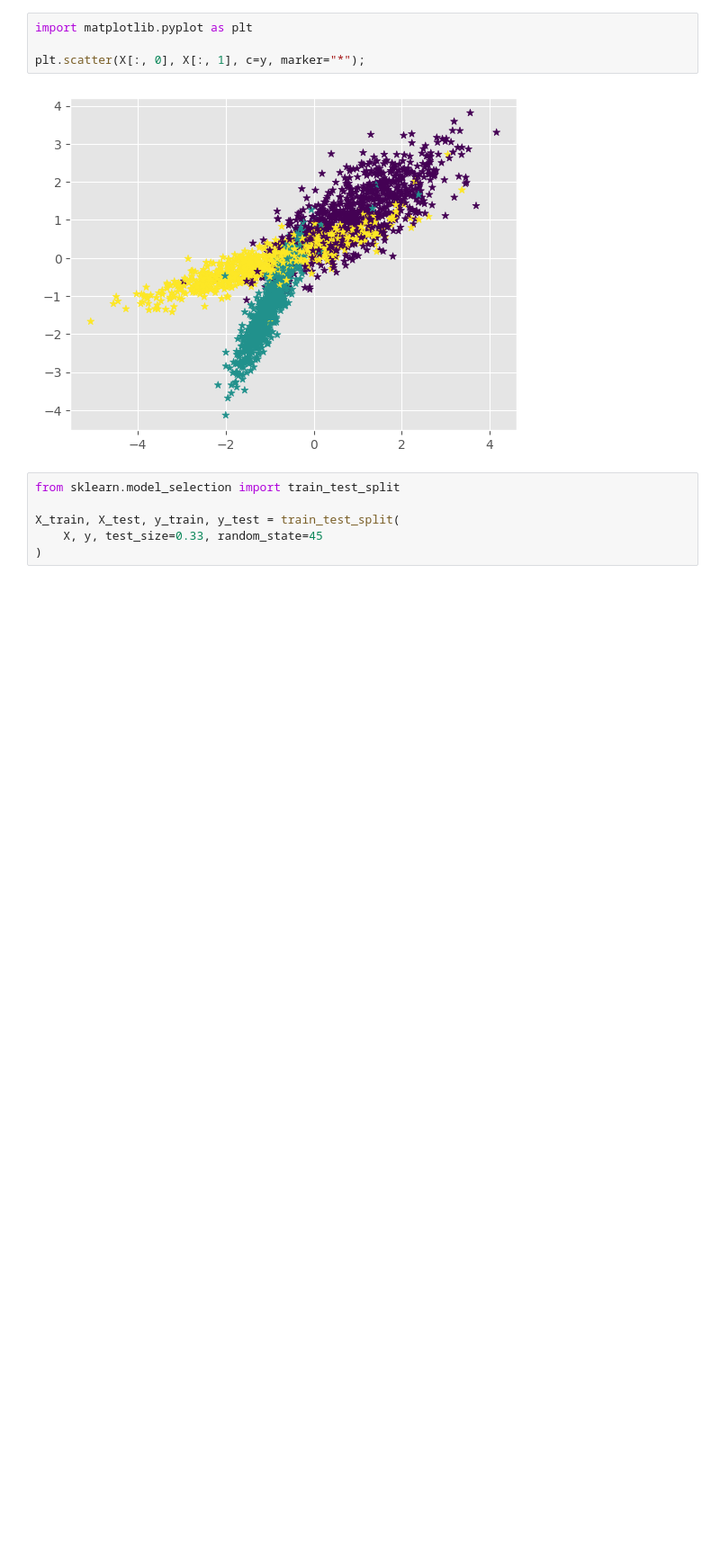
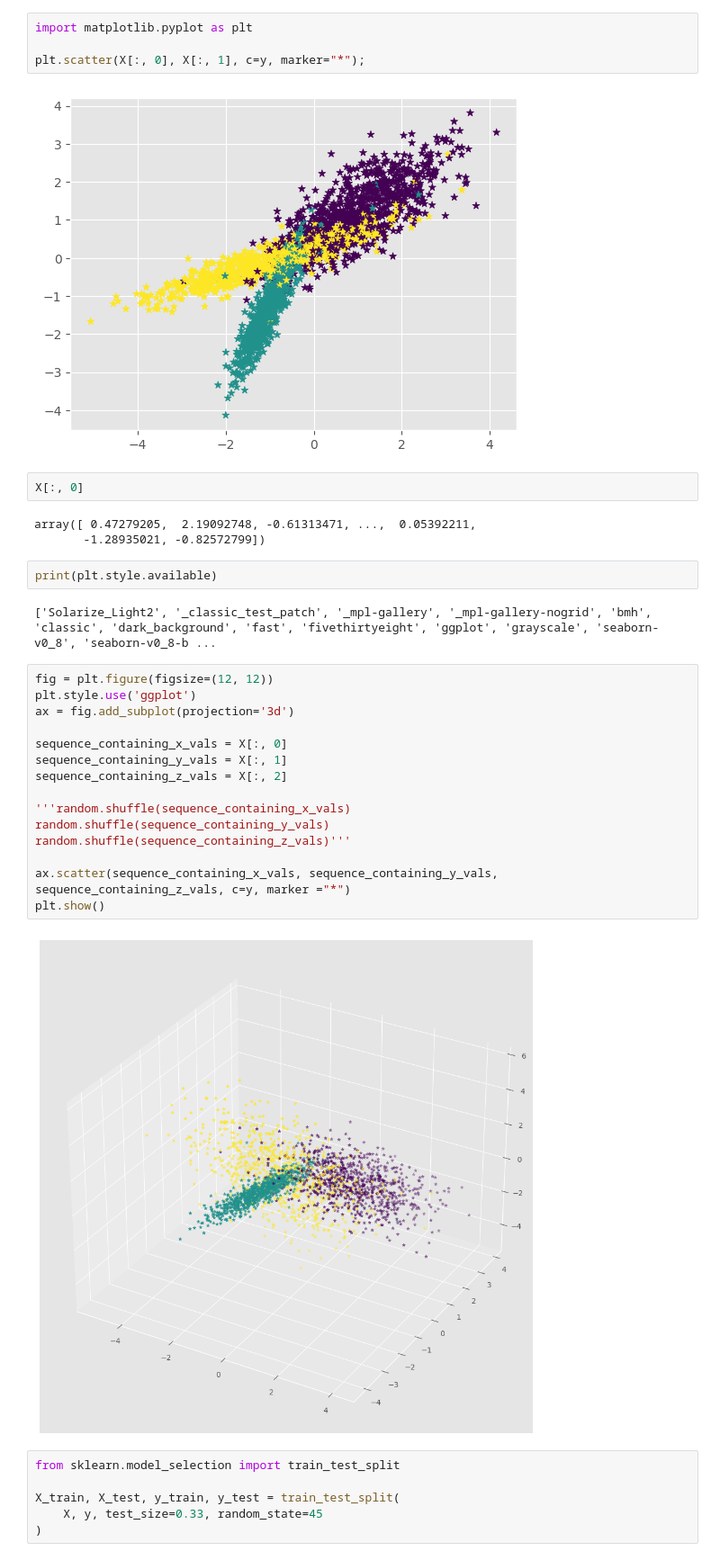
Before and after one commit to Ken-Alviola/CSC510, a Jupyter notebook: Mod6/Mod6_test.ipynb, the cells around one changed output. Shown: that part at 90% size. Saved outputs shown, nothing was run; the diff lists cells and outputs as text; blank space fills up the shorter version.

```diff
--- a/Mod6/Mod6_test.ipynb
+++ b/Mod6/Mod6_test.ipynb
@@ -235,6 +235,32 @@ import matplotlib.pyplot as plt
 plt.scatter(X[:, 0], X[:, 1], c=y, marker="*");
 # %% [output]
 [figure]
+# %%
+X[:, 0]
+# %% [output]
+array([ 0.47279205,  2.19092748, -0.61313471, ...,  0.05392211,
+       -1.28935021, -0.82572799])
+# %%
+print(plt.style.available)
+# %% [output]
+['Solarize_Light2', '_classic_test_patch', '_mpl-gallery', '_mpl-gallery-nogrid', 'bmh', 'classic', 'dark_background', 'fast', 'fivethirtyeight', 'ggplot', 'grayscale', 'seaborn-v0_8', 'seaborn-v0_8-b ...
+# %%
+fig = plt.figure(figsize=(12, 12))
+plt.style.use('ggplot')
+ax = fig.add_subplot(projection='3d')
+
+sequence_containing_x_vals = X[:, 0]
+sequence_containing_y_vals = X[:, 1]
+sequence_containing_z_vals = X[:, 2]
+
+'''random.shuffle(sequence_containing_x_vals)
+random.shuffle(sequence_containing_y_vals)
+random.shuffle(sequence_containing_z_vals)'''
+
+ax.scatter(sequence_containing_x_vals, sequence_containing_y_vals, sequence_containing_z_vals, c=y, marker ="*")
+plt.show()
+# %% [output]
+[figure, added]
 # %%
 from sklearn.model_selection import train_test_split
 
```
Also changed, not shown: parts of 1 cell of this notebook.
